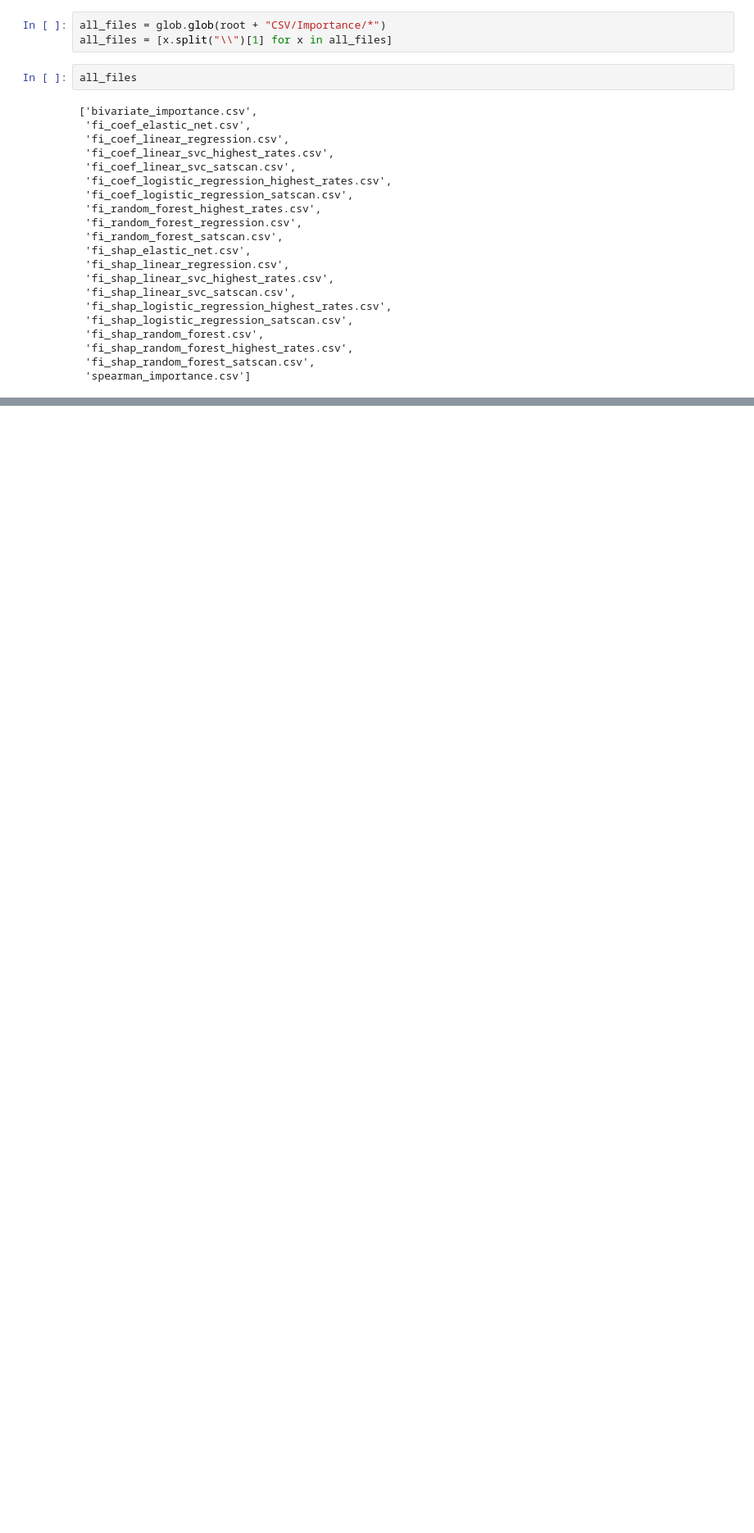
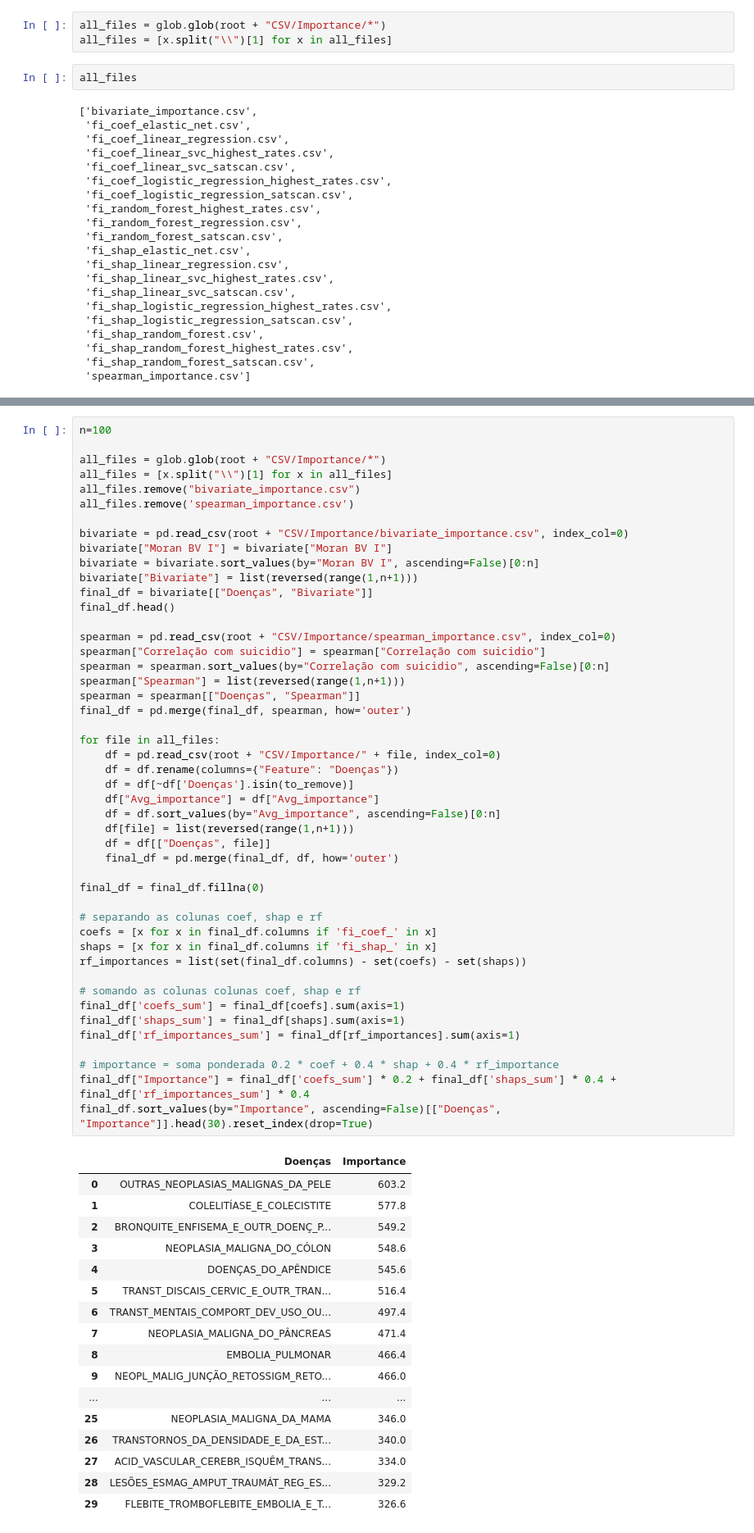
Before and after one commit to pypas/suicities-datasus, a Jupyter notebook: Importance/importance.ipynb, the cells around one changed output, grey strips where cells are left out. Shown at 82% size. Cells and saved outputs as stored; diff of their text form; blank space fills up the shorter version.

Commit message:
added weighted sum to final diseases table

```diff
--- a/Importance/importance.ipynb
+++ b/Importance/importance.ipynb
@@ -683,0 +686,65 @@ all_files
+# %%
+n=100
+
+all_files = glob.glob(root + "CSV/Importance/*")
+all_files = [x.split("\\")[1] for x in all_files]
+all_files.remove("bivariate_importance.csv")
+all_files.remove('spearman_importance.csv')
+
+bivariate = pd.read_csv(root + "CSV/Importance/bivariate_importance.csv", index_col=0)
+bivariate["Moran BV I"] = bivariate["Moran BV I"]
+bivariate = bivariate.sort_values(by="Moran BV I", ascending=False)[0:n]
+bivariate["Bivariate"] = list(reversed(range(1,n+1)))
+final_df = bivariate[["Doenças", "Bivariate"]]
+final_df.head()
+
+spearman = pd.read_csv(root + "CSV/Importance/spearman_importance.csv", index_col=0)
+spearman["Correlação com suicidio"] = spearman["Correlação com suicidio"]
+spearman = spearman.sort_values(by="Correlação com suicidio", ascending=False)[0:n]
+spearman["Spearman"] = list(reversed(range(1,n+1)))
+spearman = spearman[["Doenças", "Spearman"]]
+final_df = pd.merge(final_df, spearman, how='outer')
+
+for file in all_files:
+    df = pd.read_csv(root + "CSV/Importance/" + file, index_col=0)
+    df = df.rename(columns={"Feature": "Doenças"})
+    df = df[~df['Doenças'].isin(to_remove)]
+    df["Avg_importance"] = df["Avg_importance"]
+    df = df.sort_values(by="Avg_importance", ascending=False)[0:n]
+    df[file] = list(reversed(range(1,n+1)))
+    df = df[["Doenças", file]]
+    final_df = pd.merge(final_df, df, how='outer')
+
+final_df = final_df.fillna(0)
+
+# separando as colunas coef, shap e rf
+coefs = [x for x in final_df.columns if 'fi_coef_' in x]
+shaps = [x for x in final_df.columns if 'fi_shap_' in x]
+rf_importances = list(set(final_df.columns) - set(coefs) - set(shaps))
+
+# somando as colunas colunas coef, shap e rf
+final_df['coefs_sum'] = final_df[coefs].sum(axis=1)
+final_df['shaps_sum'] = final_df[shaps].sum(axis=1)
+final_df['rf_importances_sum'] = final_df[rf_importances].sum(axis=1)
+
+# importance = soma ponderada 0.2 * coef + 0.4 * shap + 0.4 * rf_importance
+final_df["Importance"] = final_df['coefs_sum'] * 0.2 + final_df['shaps_sum'] * 0.4 + final_df['rf_importances_sum'] * 0.4
+final_df.sort_values(by="Importance", ascending=False)[["Doenças", "Importance"]].head(30).reset_index(drop=True)
+# %% [output]
+|  | Doenças | Importance |
+| 0 | OUTRAS_NEOPLASIAS_MALIGNAS_DA_PELE | 603.2 |
+| 1 | COLELITÍASE_E_COLECISTITE | 577.8 |
+| 2 | BRONQUITE_ENFISEMA_E_OUTR_DOENÇ_P... | 549.2 |
+| 3 | NEOPLASIA_MALIGNA_DO_CÓLON | 548.6 |
+| 4 | DOENÇAS_DO_APÊNDICE | 545.6 |
+| 5 | TRANST_DISCAIS_CERVIC_E_OUTR_TRAN... | 516.4 |
+| 6 | TRANST_MENTAIS_COMPORT_DEV_USO_OU... | 497.4 |
+| 7 | NEOPLASIA_MALIGNA_DO_PÂNCREAS | 471.4 |
+| 8 | EMBOLIA_PULMONAR | 466.4 |
+| 9 | NEOPL_MALIG_JUNÇÃO_RETOSSIGM_RETO... | 466.0 |
+| ... | ... | ... |
+| 25 | NEOPLASIA_MALIGNA_DA_MAMA | 346.0 |
+| 26 | TRANSTORNOS_DA_DENSIDADE_E_DA_EST... | 340.0 |
+| 27 | ACID_VASCULAR_CEREBR_ISQUÊM_TRANS... | 334.0 |
+| 28 | LESÕES_ESMAG_AMPUT_TRAUMÁT_REG_ES... | 329.2 |
+| 29 | FLEBITE_TROMBOFLEBITE_EMBOLIA_E_T... | 326.6 |
```
Also changed, not shown: parts of 3 cells of this notebook.
